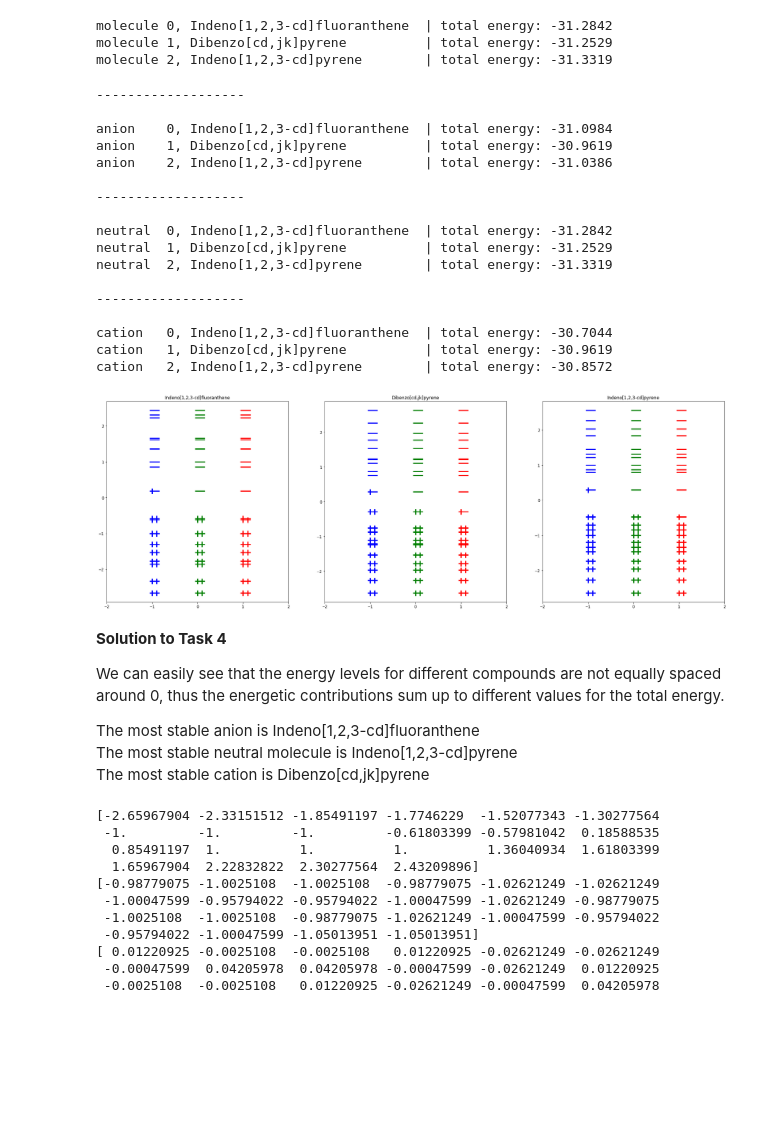
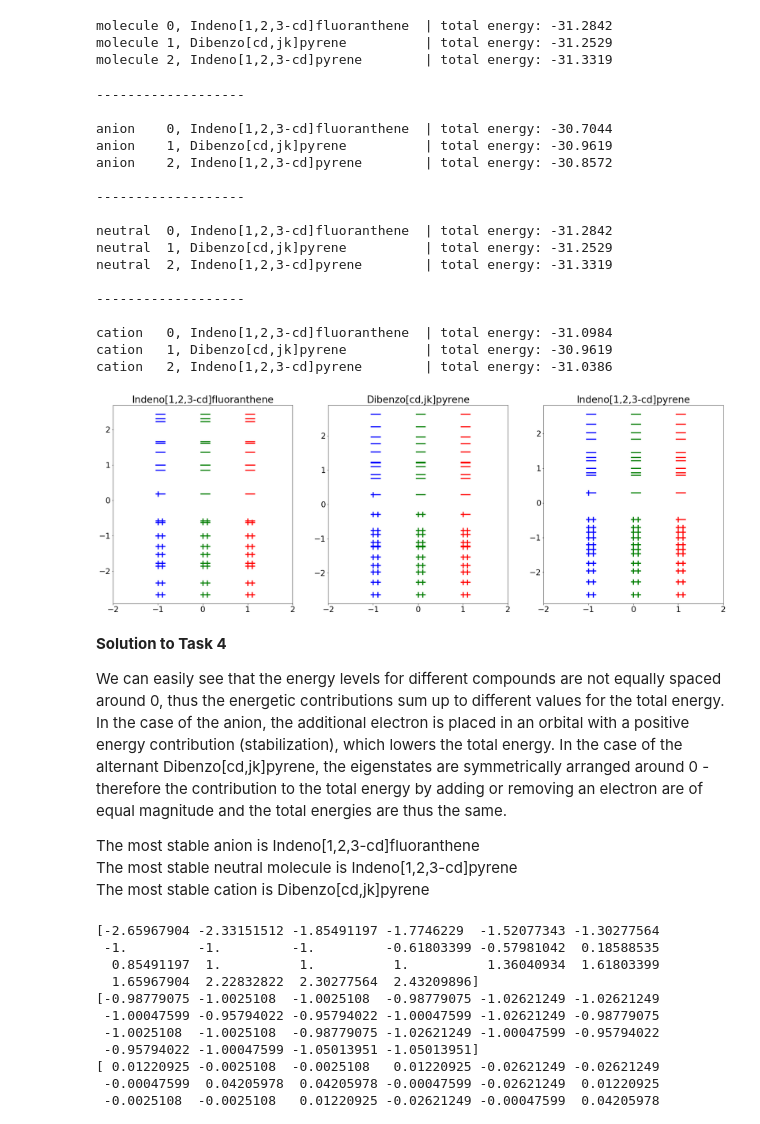
Before and after one commit to whitepeaony/CH274, a Jupyter notebook: CW_3_Key.ipynb, the cells around one changed output. Saved outputs shown, nothing was run; the diff lists cells and outputs as text; code cells hidden in the pictures; blank space fills up the shorter version.

Commit message:
additions to keys

```diff
--- a/CW_3_Key.ipynb
+++ b/CW_3_Key.ipynb
@@ -479,7 +479,7 @@ for charge, state in zip([-1,0,1], ['anion', 'neutral', 'cation']):
     print('\n-------------------\n')
     for i in [0, 1, 2]:
         solver = shmo.HuckelSolver(data=conmats[i])
-        solver.set_num_electrons(solver.num_electrons - charge)
+        solver.set_num_electrons(solver.num_electrons + charge)
         print('{:8s} {}, {:30s}| total energy: {:6.4f}'.format(state, i, names[i], calculate_total_energy(solver)))
 
         #energy level diagram
@@ -490,42 +490,42 @@ for charge, state in zip([-1,0,1], ['anion', 'neutral', 'cation']):
             if elec >= int(nelec/2.) and charge == 0:
                 marker = '_'
             axs[i].plot(0 + shift, solver.energies[elec],
                         lw=0.0, marker=marker, ms=15, mew=3, label=state, color=color[charge+1])
             if elec >= int(nelec/2.) and charge != 0:
                 marker = '_'
             shift += 0.1
             axs[i].plot(0 + shift, solver.energies[elec],
                             lw=0.0, marker=marker, ms=15, mew=3, label=state, color=color[charge+1])
             shift -= 0.1
 
         axs[i].set_xlim(-2,2)
         axs[i].set_title(names[i])
 
 plt.rcParams.update({'font.size': 22})
 plt.show()
 # %% [output]
 -------------------
 
-anion    0, Indeno[1,2,3-cd]fluoranthene  | total energy: -31.0984
+anion    0, Indeno[1,2,3-cd]fluoranthene  | total energy: -30.7044
 anion    1, Dibenzo[cd,jk]pyrene          | total energy: -30.9619
-anion    2, Indeno[1,2,3-cd]pyrene        | total energy: -31.0386
+anion    2, Indeno[1,2,3-cd]pyrene        | total energy: -30.8572
 
 -------------------
 
 neutral  0, Indeno[1,2,3-cd]fluoranthene  | total energy: -31.2842
 neutral  1, Dibenzo[cd,jk]pyrene          | total energy: -31.2529
 neutral  2, Indeno[1,2,3-cd]pyrene        | total energy: -31.3319
 
 -------------------
 
-cation   0, Indeno[1,2,3-cd]fluoranthene  | total energy: -30.7044
+cation   0, Indeno[1,2,3-cd]fluoranthene  | total energy: -31.0984
 cation   1, Dibenzo[cd,jk]pyrene          | total energy: -30.9619
-cation   2, Indeno[1,2,3-cd]pyrene        | total energy: -30.8572
+cation   2, Indeno[1,2,3-cd]pyrene        | total energy: -31.0386
-[figure, old version]
+[figure, new version]
 # %% [markdown]
 <b> Solution to Task 4 </b>
 
-We can easily see that the energy levels for different compounds are not equally spaced around 0, thus the energetic contributions sum up to different values for the total energy.
+We can easily see that the energy levels for different compounds are not equally spaced around 0, thus the energetic contributions sum up to different values for the total energy. In the case of the anion, the additional electron is placed in an orbital with a positive energy contribution (stabilization), which lowers the total energy. In the case of the alternant Dibenzo[cd,jk]pyrene, the eigenstates are symmetrically arranged around 0 - therefore the contribution to the total energy by adding or removing an electron are of equal magnitude and the total energies are thus the same.
 
 The most stable anion is Indeno[1,2,3-cd]fluoranthene <br>
 The most stable neutral molecule is Indeno[1,2,3-cd]pyrene <br>
```
Also changed, not shown: parts of 2 cells of this notebook.
